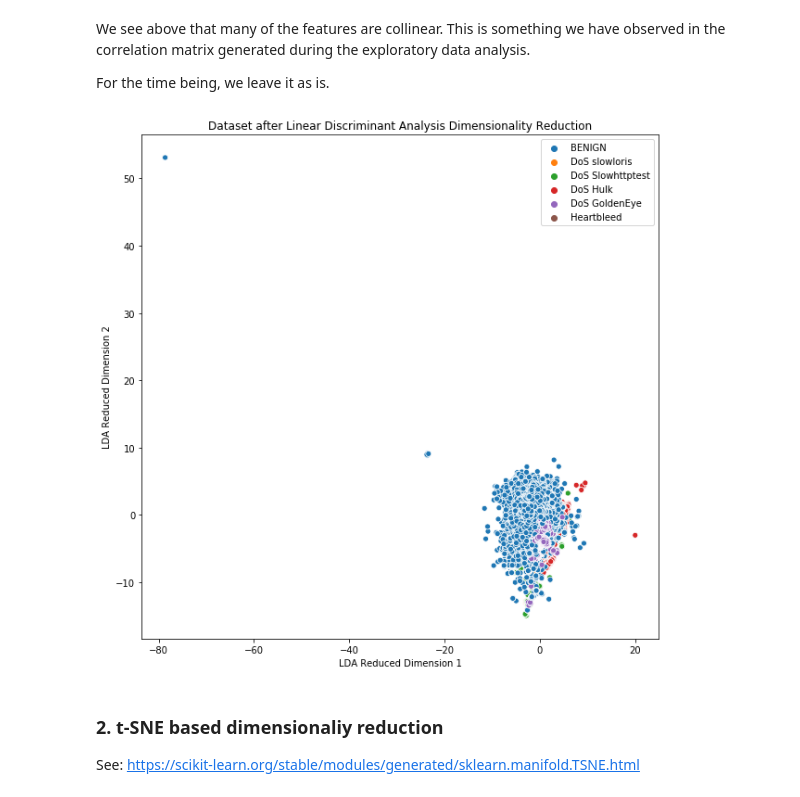
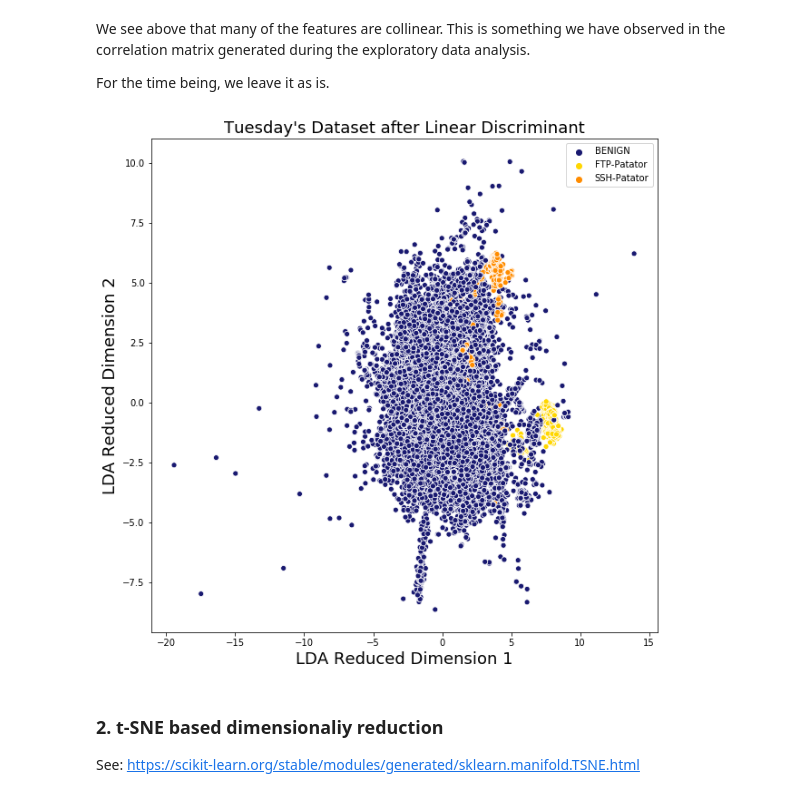
Before and after one commit to emirka/insight, a Jupyter notebook: notebooks/3_Dimensionality Reduction.ipynb, the cells around one changed output. Saved outputs shown, nothing was run; the diff lists cells and outputs as text; code cells hidden in the pictures.

Commit message:
Some figures' colorblind friendliness improved

```diff
--- a/notebooks/3_Dimensionality Reduction.ipynb
+++ b/notebooks/3_Dimensionality Reduction.ipynb
@@ -29,7 +26,7 @@ The autoreload extension is already loaded. To reload it, use:
 # %% [markdown]
 ### Load the data
 # %%
-day_of_week='Monday'
+day_of_week='Tuesday'
 
 data_file= loader(day_of_week=day_of_week,data_type='processed',subtype='Normalized')
 
@@ -57,13 +54,25 @@ We see above that many of the features are collinear. This is something we have
 For the time being, we leave it as is.
 # %%
 fig=plt.figure(figsize=(10,10))
-sns.scatterplot(x_red_lda[:,0],x_red_lda[:,1],hue=y)
-plt.xlabel('LDA Reduced Dimension 1')
-plt.ylabel('LDA Reduced Dimension 2')
-plt.title('Dataset after Linear Discriminant Analysis Dimensionality Reduction')
+
+sns.scatterplot(x_red_lda[:,0], x_red_lda[:,1],
+                hue = y,
+                palette = ['midnightblue','gold','darkorange']
+               )
+
+# For Wednesdays
+
+# plt.xlim(-20,20)
+# plt.ylim(-20,15)
+
+plt.xlabel('LDA Reduced Dimension 1', fontsize='18')
+plt.ylabel('LDA Reduced Dimension 2', fontsize='18')
+plt.title(day_of_week+'\'s Dataset after Linear Discriminant',fontsize='18')
+
+
 plt.show()
 # %% [output]
-[figure, old version]
+[figure, new version]
 # %% [markdown]
 ### 2. t-SNE based dimensionaliy reduction
 
```
Also changed, not shown: parts of 6 cells of this notebook, 1 other file.
